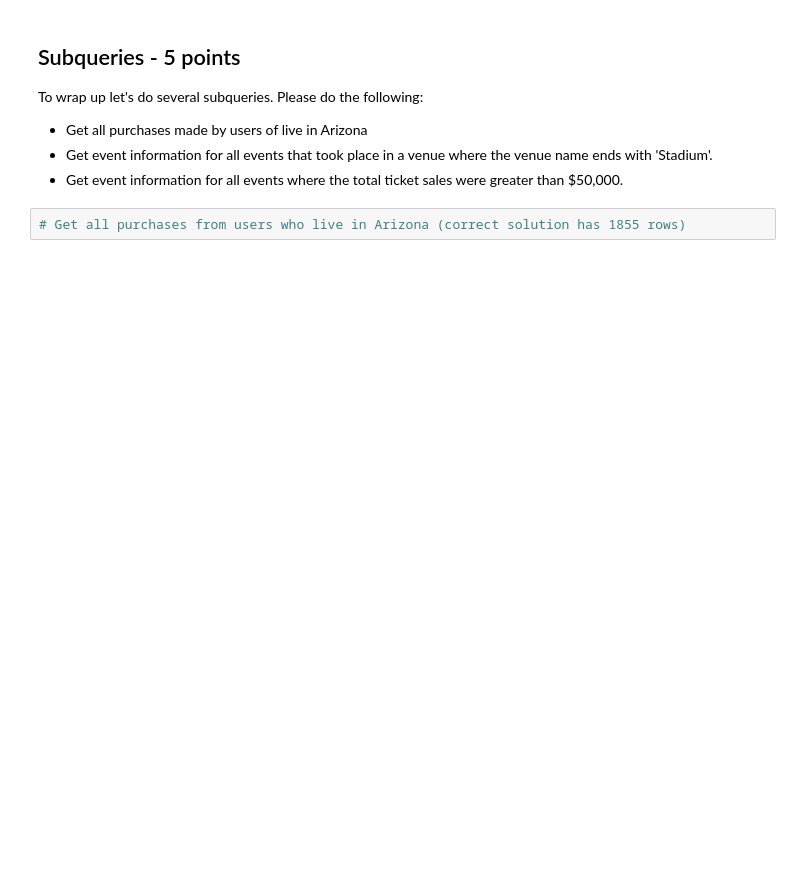
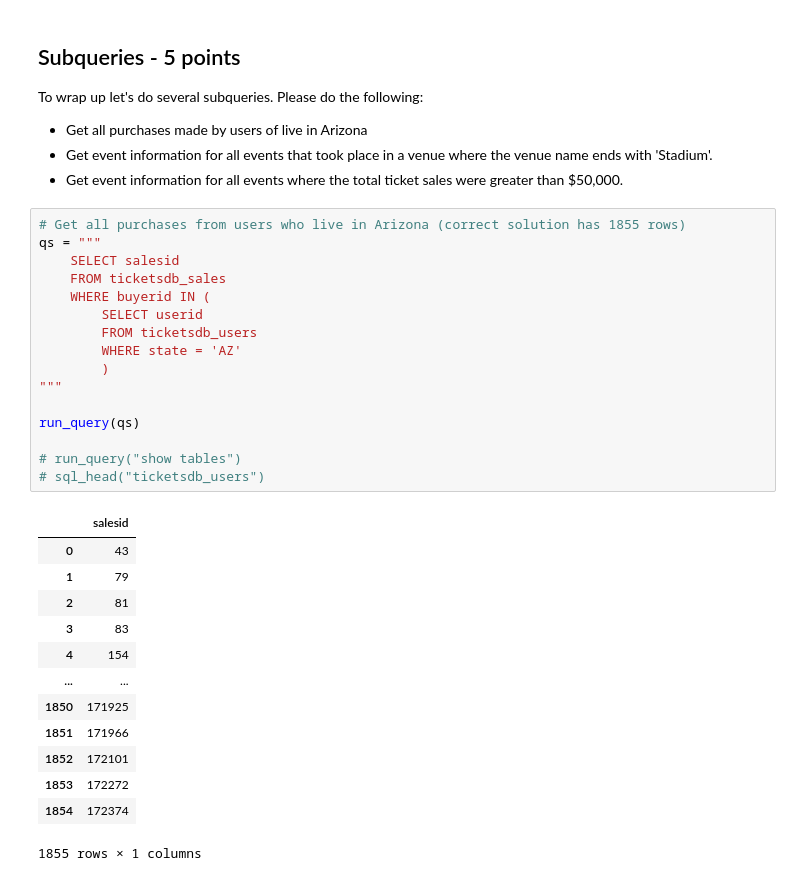
Before and after one commit to CougarBellinger/ISTA-322-FA24, a Jupyter notebook: Classwork/Homework/DE_HW4_cougar_bellinger.ipynb, the cells around one changed output. Saved outputs shown, nothing was run; the diff lists cells and outputs as text; blank space fills up the shorter version.

```diff
--- a/Classwork/Homework/DE_HW4_cougar_bellinger.ipynb
+++ b/Classwork/Homework/DE_HW4_cougar_bellinger.ipynb
@@ -375,5 +415,33 @@ To wrap up let's do several subqueries. Please do the following:
 * Get event information for all events where the total ticket sales were greater than $50,000.
 # %%
 # Get all purchases from users who live in Arizona (correct solution has 1855 rows)
+qs = """
+    SELECT salesid
+    FROM ticketsdb_sales
+    WHERE buyerid IN (
+        SELECT userid
+        FROM ticketsdb_users
+        WHERE state = 'AZ'
+        )
+"""
+
+run_query(qs)
+
+# run_query("show tables")
+# sql_head("ticketsdb_users")
+# %% [output]
+|  | salesid |
+| 0 | 43 |
+| 1 | 79 |
+| 2 | 81 |
+| 3 | 83 |
+| 4 | 154 |
+| ... | ... |
+| 1850 | 171925 |
+| 1851 | 171966 |
+| 1852 | 172101 |
+| 1853 | 172272 |
+| 1854 | 172374 |
+1855 rows × 1 columns
 # %%
 # Get event information for all events that took place in a venue where the name ended in 'Stadium' (correct solution has 1029 rows)
```
Also changed, not shown: parts of 4 cells of this notebook.
